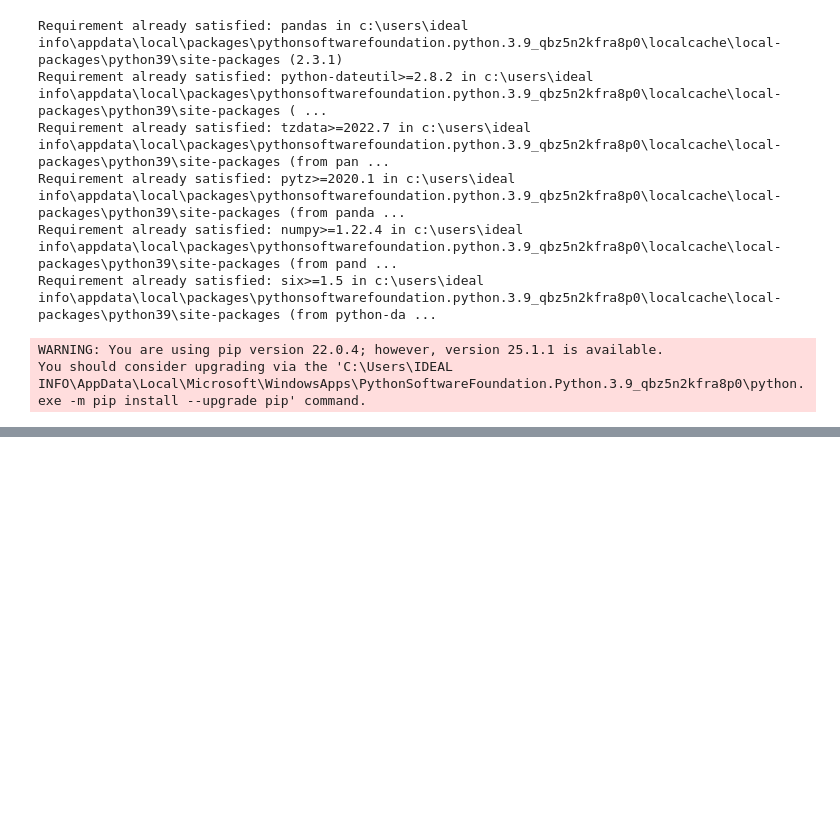
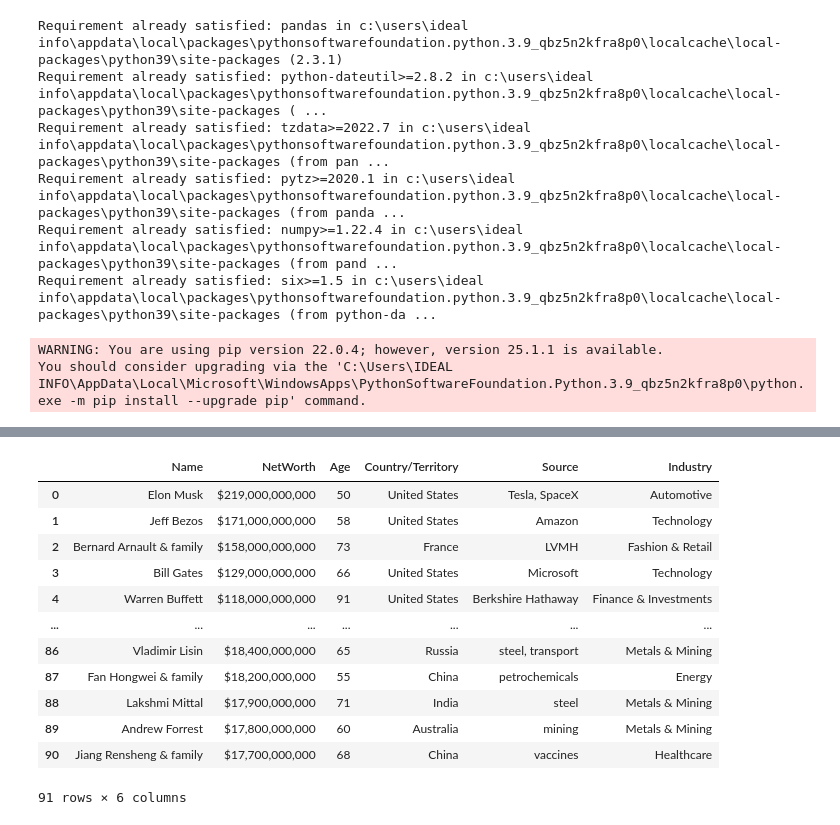
Before and after one commit to ayaboulabiar19/data_pipelines, a Jupyter notebook: learning_path/data_manipulation_with_pandas/data_manipulation.ipynb, the cells around one changed output, grey strips where cells are left out. Drawn from its saved outputs; the diff is of its cells as text; code cells hidden in the pictures; blank space fills up the shorter version.

```diff
--- a/learning_path/data_manipulation_with_pandas/data_manipulation.ipynb
+++ b/learning_path/data_manipulation_with_pandas/data_manipulation.ipynb
@@ -13,0 +297,19 @@ import pandas as pd
+# %%
+
+
+#variable.head(-10) , eliminate the 10 final rows : we are missing 10 rows ;
+richest.head(-10)
+# %% [output]
+|  | Name | NetWorth | Age | Country/Territory | Source | Industry |
+| 0 | Elon Musk | $219,000,000,000 | 50 | United States | Tesla, SpaceX | Automotive |
+| 1 | Jeff Bezos | $171,000,000,000 | 58 | United States | Amazon | Technology |
+| 2 | Bernard Arnault & family | $158,000,000,000 | 73 | France | LVMH | Fashion & Retail |
+| 3 | Bill Gates | $129,000,000,000 | 66 | United States | Microsoft | Technology |
+| 4 | Warren Buffett | $118,000,000,000 | 91 | United States | Berkshire Hathaway | Finance & Investments |
+| ... | ... | ... | ... | ... | ... | ... |
+| 86 | Vladimir Lisin | $18,400,000,000 | 65 | Russia | steel, transport | Metals & Mining |
+| 87 | Fan Hongwei & family | $18,200,000,000 | 55 | China | petrochemicals | Energy |
+| 88 | Lakshmi Mittal | $17,900,000,000 | 71 | India | steel | Metals & Mining |
+| 89 | Andrew Forrest | $17,800,000,000 | 60 | Australia | mining | Metals & Mining |
+| 90 | Jiang Rensheng & family | $17,700,000,000 | 68 | China | vaccines | Healthcare |
+91 rows × 6 columns
```
Also changed, not shown: parts of 104 cells of this notebook, 4 other files.
